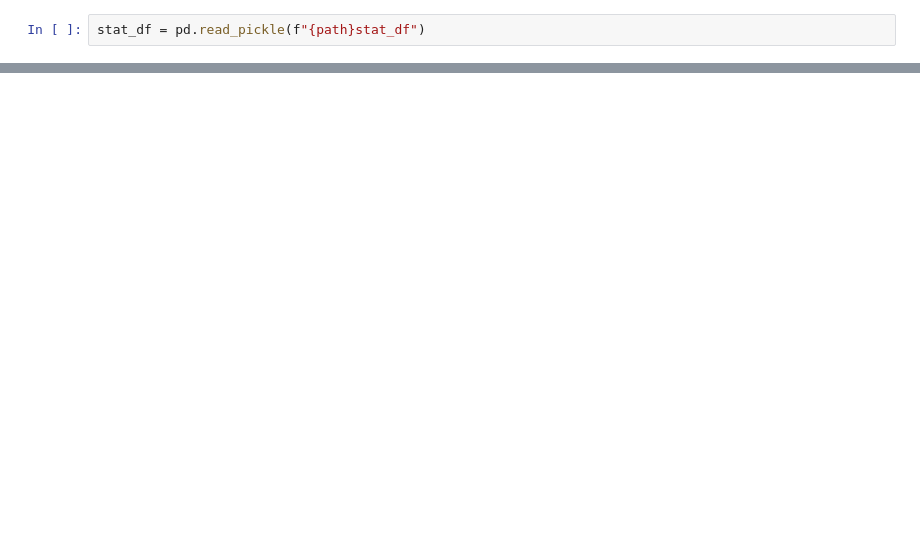
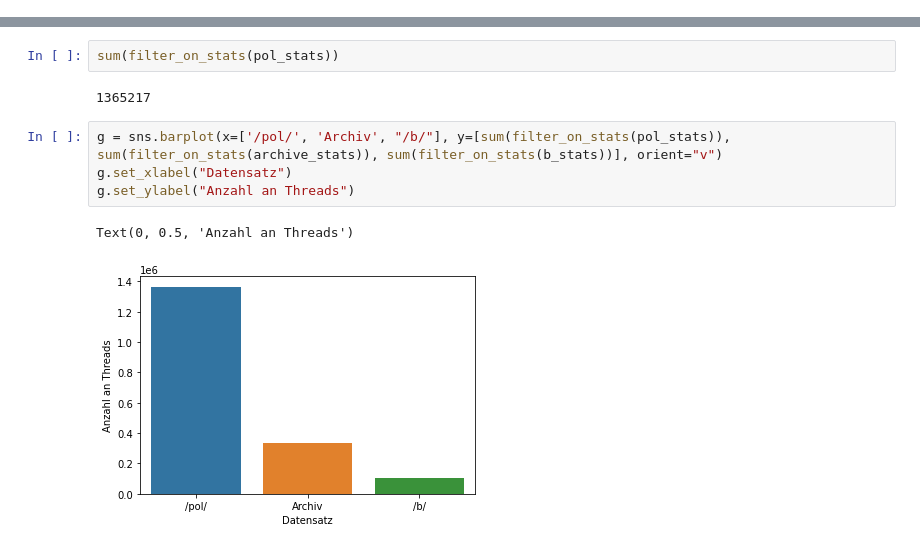
Before and after one commit to Veritogen/master_thesis, a Jupyter notebook: Deskriptives.ipynb, the cells around one changed output, grey strips where cells are left out. Drawn from its saved outputs; the diff is of its cells as text; blank space fills up the shorter version.

```diff
--- a/Deskriptives.ipynb
+++ b/Deskriptives.ipynb
@@ -13,2 +0,0 @@ path = "b_collection_extracted/"
-# %%
-stat_df = pd.read_pickle(f"{path}stat_df")
@@ -28,0 +108,11 @@ sns.boxplot(stat_df['replies'])
+# %%
+sum(filter_on_stats(pol_stats))
+# %% [output]
+1365217
+# %%
+g = sns.barplot(x=['/pol/', 'Archiv', "/b/"], y=[sum(filter_on_stats(pol_stats)), sum(filter_on_stats(archive_stats)), sum(filter_on_stats(b_stats))], orient="v")
+g.set_xlabel("Datensatz")
+g.set_ylabel("Anzahl an Threads")
+# %% [output]
+Text(0, 0.5, 'Anzahl an Threads')
+[figure, added]
```
Also changed, not shown: parts of 50 cells of this notebook.
